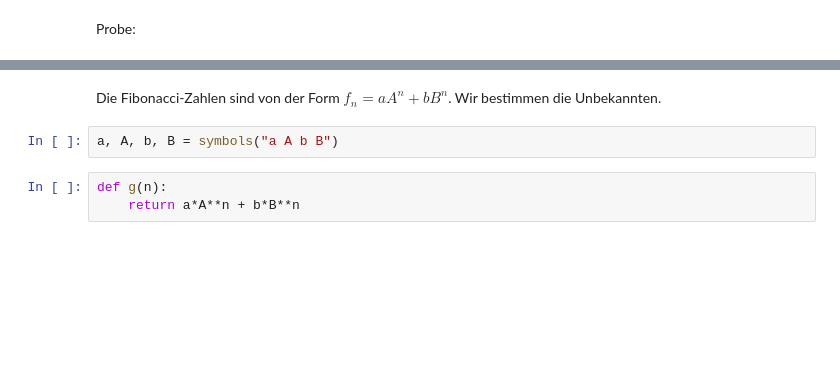
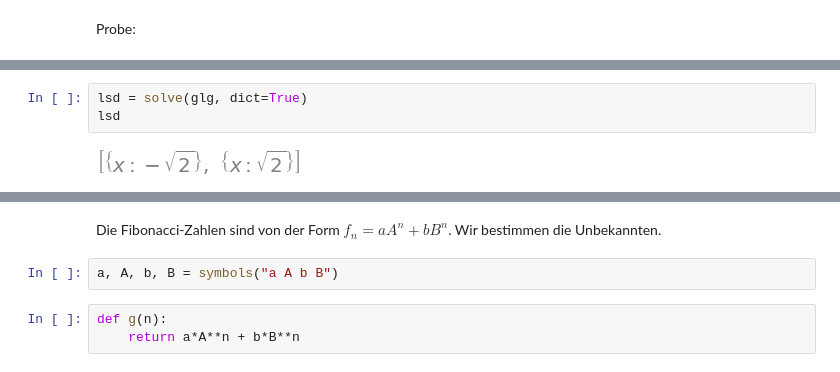
Before and after one commit to Ruediger-Braun/compana22, a Jupyter notebook: Lektion05.ipynb, the cells around one changed output, grey strips where cells are left out. Drawn from its saved outputs; the diff is of its cells as text; blank space fills up the shorter version.

```diff
--- a/Lektion05.ipynb
+++ b/Lektion05.ipynb
@@ -98,3 +131,8 @@ lsg_dict
+# %%
+lsd = solve(glg, dict=True)
+lsd
+# %% [output]
+[figure, added]
 # %%
 for l in lsg_dict:
     display(glg.subs(l))
```
Also changed, not shown: parts of 50 cells of this notebook.
